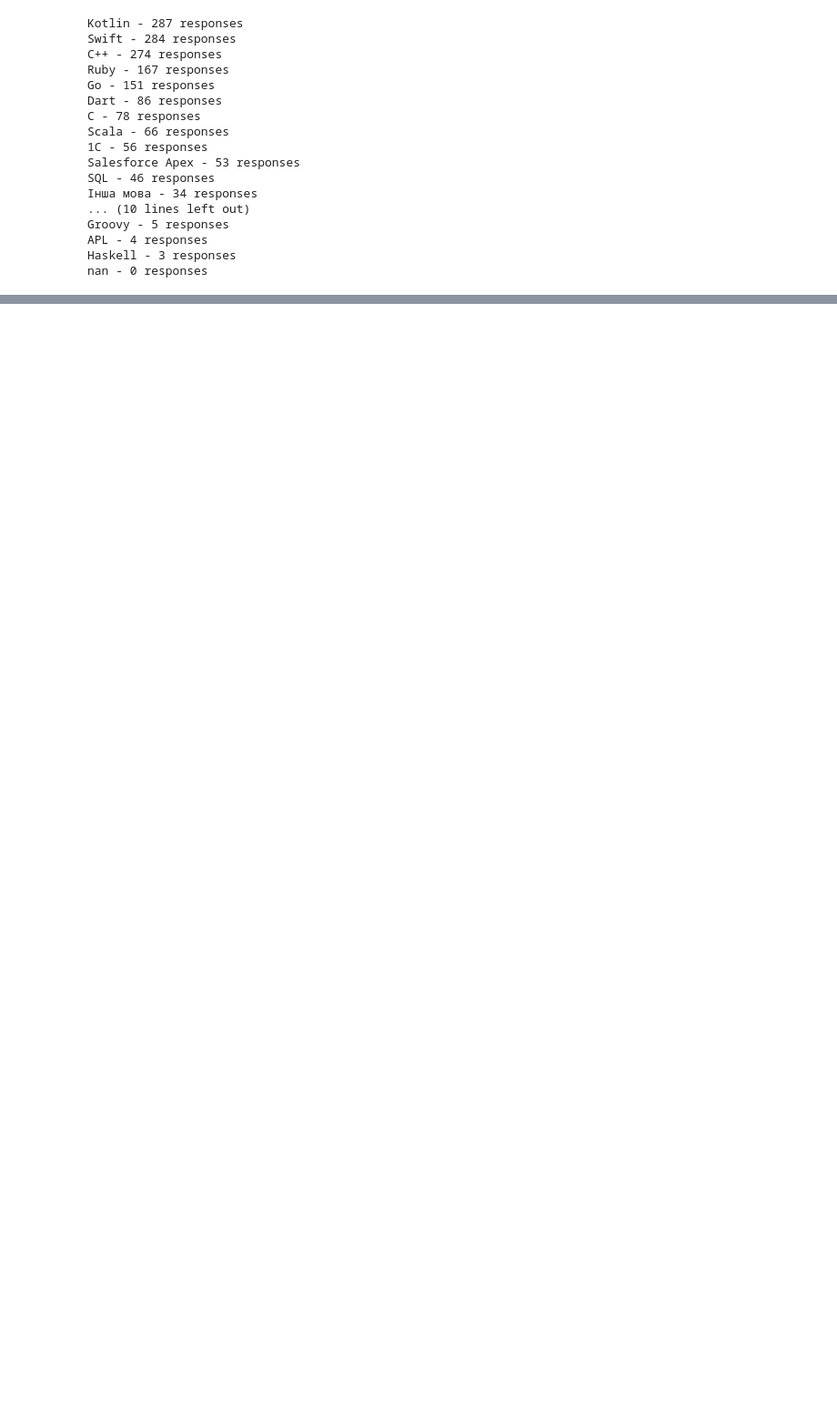
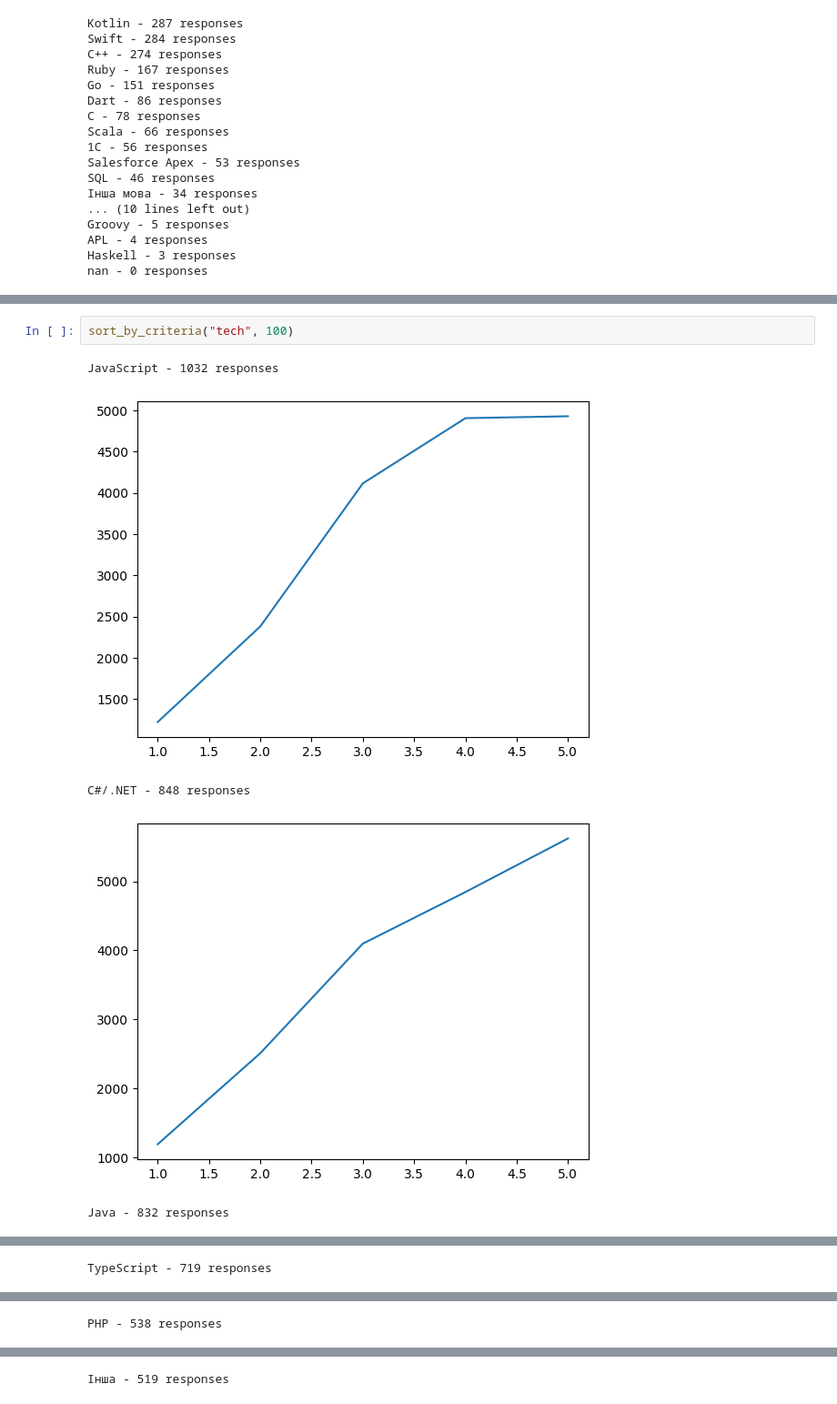
Before and after one commit to rizerphe-student/dev_datasets_analysis_project, a Jupyter notebook: notebook.ipynb, the cells around one changed output, grey strips where cells are left out. Shown: that part at 91% size. Saved outputs shown, nothing was run; the diff lists cells and outputs as text; blank space fills up the shorter version.

```diff
--- a/notebook.ipynb
+++ b/notebook.ipynb
@@ -173,0 +252,8 @@ nan - 0 responses
+# %%
+sort_by_criteria("tech", 100)
+# %% [output]
+JavaScript - 1032 responses
+[figure, added]
+C#/.NET - 848 responses
+[figure, added]
+Java - 832 responses
@@ -173,0 +261 @@ nan - 0 responses
+TypeScript - 719 responses
@@ -173,0 +263 @@ nan - 0 responses
+PHP - 538 responses
@@ -173,0 +265 @@ nan - 0 responses
+Інша - 519 responses
```
Also changed, not shown: parts of 11 cells of this notebook.
